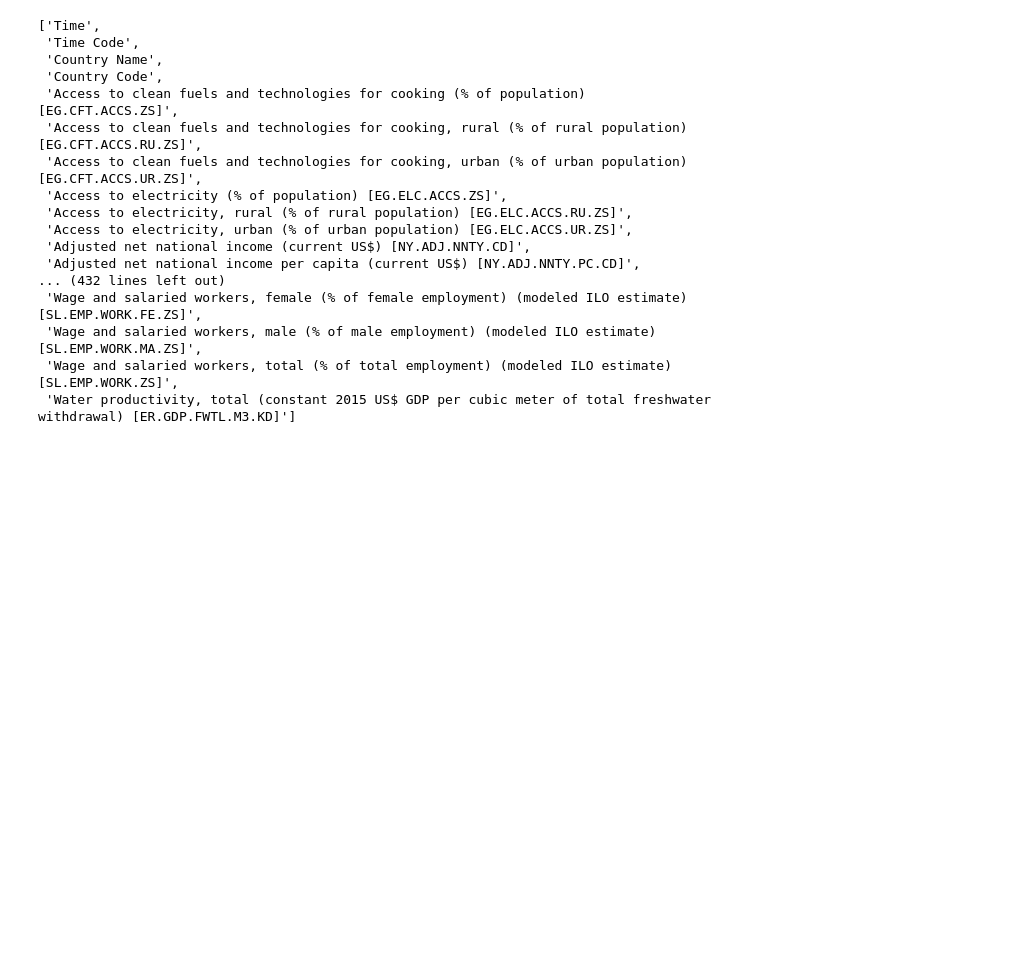
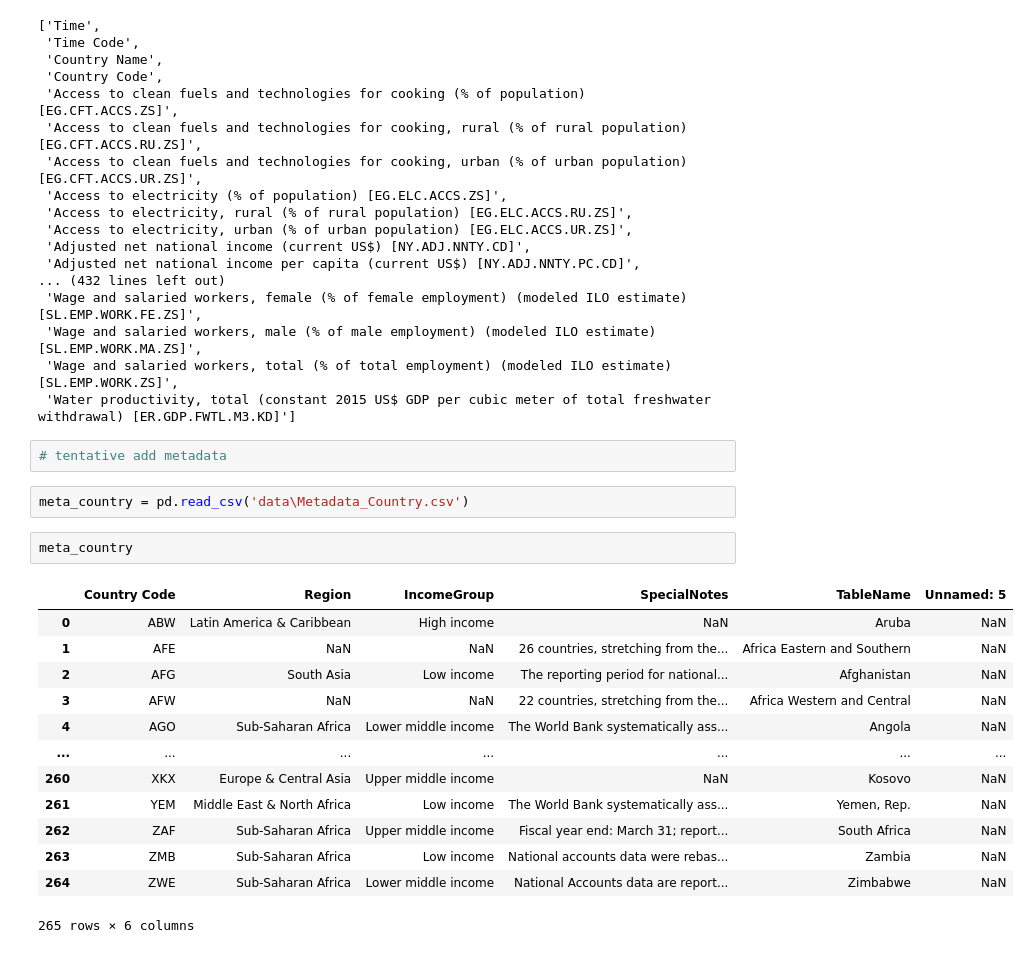
Before and after one commit to isabellacadisco/AMS, a Jupyter notebook: filterNA2018.ipynb, the cells around one changed output. Drawn from its saved outputs; the diff is of its cells as text; blank space fills up the shorter version.

```diff
--- a/filterNA2018.ipynb
+++ b/filterNA2018.ipynb
@@ -107,3 +107,23 @@ list(data_filtered80.columns)
  'Wage and salaried workers, male (% of male employment) (modeled ILO estimate) [SL.EMP.WORK.MA.ZS]',
  'Wage and salaried workers, total (% of total employment) (modeled ILO estimate) [SL.EMP.WORK.ZS]',
  'Water productivity, total (constant 2015 US$ GDP per cubic meter of total freshwater withdrawal) [ER.GDP.FWTL.M3.KD]']
+# %%
+# tentative add metadata
+# %%
+meta_country = pd.read_csv('data\Metadata_Country.csv')
+# %%
+meta_country
+# %% [output]
+|  | Country Code | Region | IncomeGroup | SpecialNotes | TableName | Unnamed: 5 |
+| 0 | ABW | Latin America & Caribbean | High income | NaN | Aruba | NaN |
+| 1 | AFE | NaN | NaN | 26 countries, stretching from the... | Africa Eastern and Southern | NaN |
+| 2 | AFG | South Asia | Low income | The reporting period for national... | Afghanistan | NaN |
+| 3 | AFW | NaN | NaN | 22 countries, stretching from the... | Africa Western and Central | NaN |
+| 4 | AGO | Sub-Saharan Africa | Lower middle income | The World Bank systematically ass... | Angola | NaN |
+| ... | ... | ... | ... | ... | ... | ... |
+| 260 | XKX | Europe & Central Asia | Upper middle income | NaN | Kosovo | NaN |
+| 261 | YEM | Middle East & North Africa | Low income | The World Bank systematically ass... | Yemen, Rep. | NaN |
+| 262 | ZAF | Sub-Saharan Africa | Upper middle income | Fiscal year end: March 31; report... | South Africa | NaN |
+| 263 | ZMB | Sub-Saharan Africa | Low income | National accounts data were rebas... | Zambia | NaN |
+| 264 | ZWE | Sub-Saharan Africa | Lower middle income | National Accounts data are report... | Zimbabwe | NaN |
+265 rows × 6 columns
```
Also changed, not shown: parts of 2 cells of this notebook.
